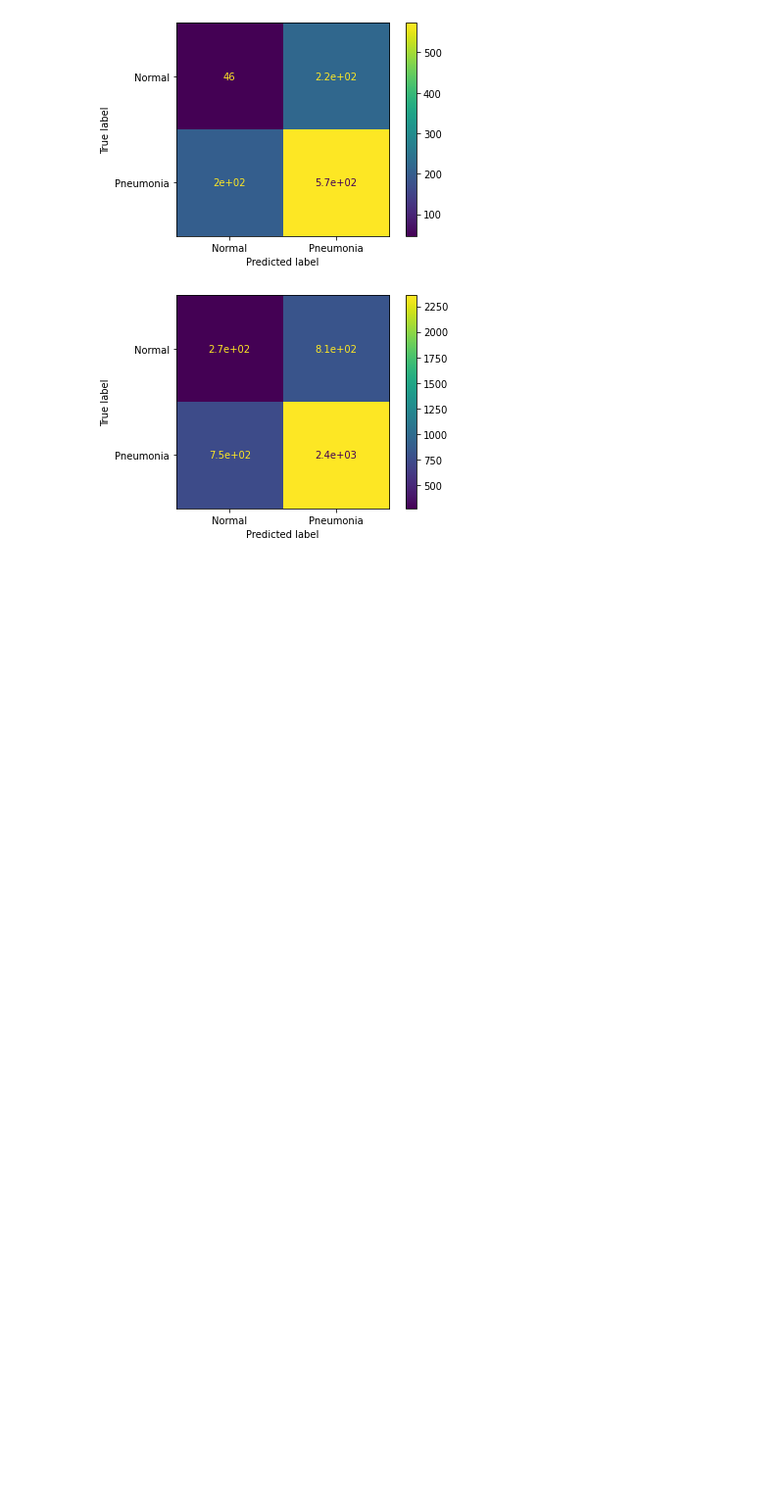
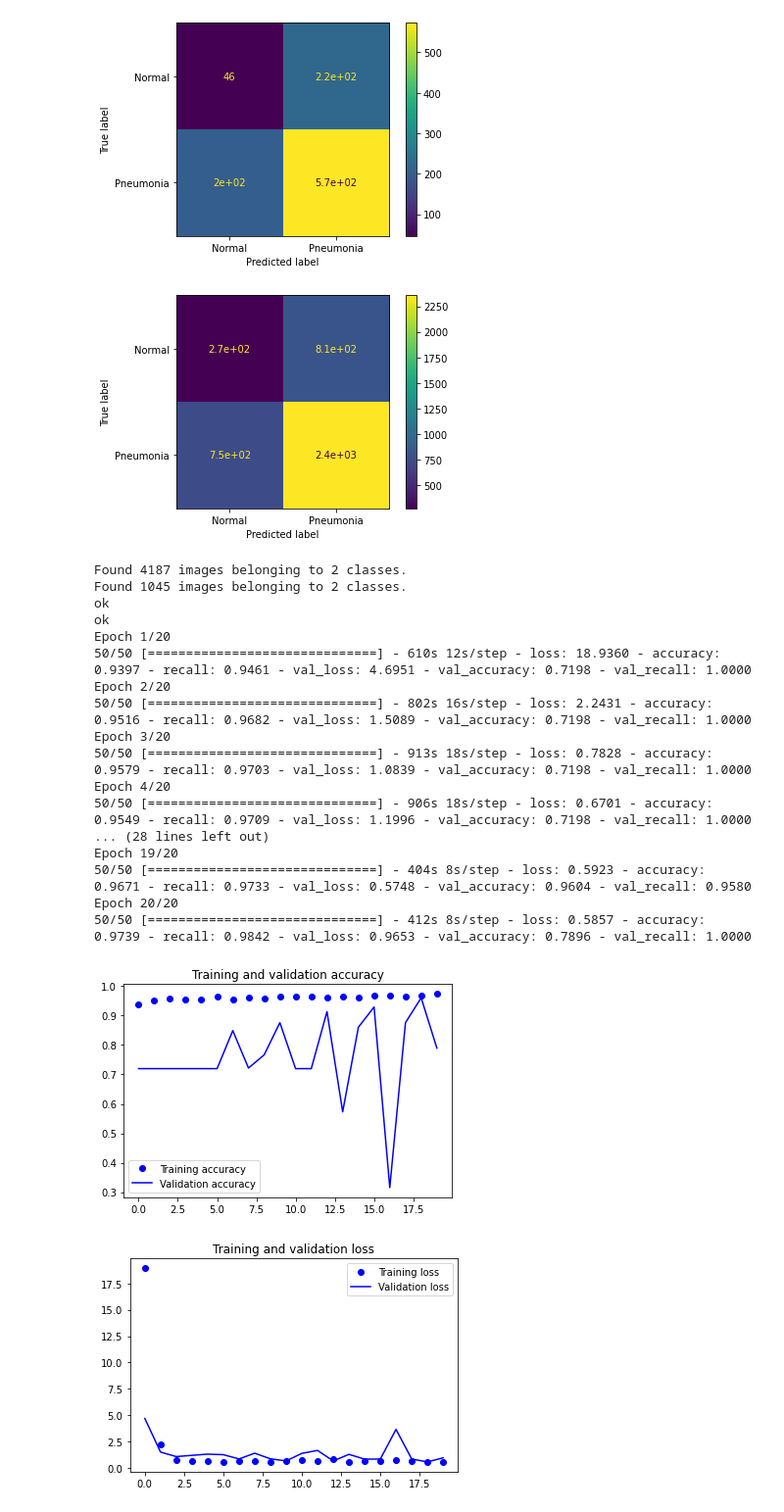
Before and after one commit to ericdnbn/image_classifier_pneumonia, a Jupyter notebook: Copy2_of_Eric–nn_classifier_colab_notebook.ipynb, the cells around one changed output. Shown at 98% size. Saved outputs shown, nothing was run; the diff lists cells and outputs as text; code cells hidden in the pictures; blank space fills up the shorter version.

```diff
--- a/Copy2_of_Eric–nn_classifier_colab_notebook.ipynb
+++ b/Copy2_of_Eric–nn_classifier_colab_notebook.ipynb
@@ -26,7 +27,7 @@ from tensorflow.keras.optimizers import SGD
 # %%
-train_dir = '/content/drive/MyDrive/Colab Notebooks/chest_xray/train'
-val_dir = '/content/drive/MyDrive/Colab Notebooks/chest_xray/val'
-test_dir = '/content/drive/MyDrive/Colab Notebooks/chest_xray/test/'
+train_dir = 'chest_xray/train'
+val_dir = 'chest_xray/val'
+test_dir = 'chest_xray/test/'
 # %%
 !find . -name ".DS_Store" -delete
 # %%
@@ -271,8 +270,7 @@ def get_class_weights():
                     train_generator.classes)
 
 # Convert to dict for .fit(class_weight= ) param
-    nn_class_weights = {0:class_weights[0],
-                        1:class_weights[1]}
+    nn_class_weights = {0:class_weights[0], 1:class_weights[1]}
 
     return nn_class_weights
 # %%
@@ -727,27 +725,34 @@ def cnn_preprocessing(train_directory=train_dir,
                 'color_mode':color,
                 'batch_size':batch_size}
 
-    train_datagen = ImageDataGenerator(rescale=1./255, validation_split=0.2)
-
-    train_generator = train_datagen.flow_from_directory(train_dir, **arg_dict, subset='training', class_mode='binary', )
-
-    val_generator = train_datagen.flow_from_directory(train_dir, **arg_dict, subset='validation', class_mode='binary', shuffle=False)
-
-
-
-
-    return train_generator, val_generator
 
 
 
 
     if process_test:
 
+        train_datagen = ImageDataGenerator(rescale=1./255, validation_split=0.2)
 
-        train_generator = ImageDataGenerator(rescale=1./255).flow_from_directory(train_dir, **arg_dict, subset='training', class_mode='binary')
+        train_generator = train_datagen.flow_from_directory(train_dir, **arg_dict, subset='training', class_mode='binary')
 
-        test_generator = ImageDataGenerator(rescale=1./255, shuffle=True).flow_from_directory(test_dir, **arg_dict, subset='test', class_mode='binary', shuffle=False)
+        val_generator = train_datagen.flow_from_directory(train_dir, **arg_dict, subset='validation', class_mode='binary', shuffle=False)
+
+        test_generator = ImageDataGenerator(rescale=1./255).flow_from_directory(test_dir, **arg_dict, class_mode='binary', shuffle=False)
 
 
-        return test_generator
+        return train_generator, val_generator, test_generator
+
+
+    else:
+
+        train_datagen = ImageDataGenerator(rescale=1./255, validation_split=0.2)
+
+        train_generator = train_datagen.flow_from_directory(train_dir, **arg_dict, subset='training', class_mode='binary', )
+
+        val_generator = train_datagen.flow_from_directory(train_dir, **arg_dict, subset='validation', class_mode='binary', shuffle=False)
+
+
+
+
+        return train_generator, val_generator
 # %%
@@ -1150,4 +1200,24 @@ Validation Evaluation:
 [figure]
 [figure]
 # %%
-cnn_model(cnn_list=[64,128,128], dense_list=[512,256,32], l2_rate=0.05, optimizer='adam', conv_normal=True, steps_per_epoch=50, batch_size=80, validation_steps=12)
+cnn_model(cnn_list=[64,128,128], dense_list=[512,256,32], l2_rate=0.05, optimizer='adam', conv_normal=True, normal=True, steps_per_epoch=50, batch_size=80, validation_steps=12)
+# %% [output]
+Found 4187 images belonging to 2 classes.
+Found 1045 images belonging to 2 classes.
+ok
+ok
+Epoch 1/20
+50/50 [==============================] - 610s 12s/step - loss: 18.9360 - accuracy: 0.9397 - recall: 0.9461 - val_loss: 4.6951 - val_accuracy: 0.7198 - val_recall: 1.0000
+Epoch 2/20
+50/50 [==============================] - 802s 16s/step - loss: 2.2431 - accuracy: 0.9516 - recall: 0.9682 - val_loss: 1.5089 - val_accuracy: 0.7198 - val_recall: 1.0000
+Epoch 3/20
+50/50 [==============================] - 913s 18s/step - loss: 0.7828 - accuracy: 0.9579 - recall: 0.9703 - val_loss: 1.0839 - val_accuracy: 0.7198 - val_recall: 1.0000
+Epoch 4/20
+50/50 [==============================] - 906s 18s/step - loss: 0.6701 - accuracy: 0.9549 - recall: 0.9709 - val_loss: 1.1996 - val_accuracy: 0.7198 - val_recall: 1.0000
+... (28 lines left out)
+Epoch 19/20
+50/50 [==============================] - 404s 8s/step - loss: 0.5923 - accuracy: 0.9671 - recall: 0.9733 - val_loss: 0.5748 - val_accuracy: 0.9604 - val_recall: 0.9580
+Epoch 20/20
+50/50 [==============================] - 412s 8s/step - loss: 0.5857 - accuracy: 0.9739 - recall: 0.9842 - val_loss: 0.9653 - val_accuracy: 0.7896 - val_recall: 1.0000
+[figure, added]
+[figure, added]
```
Also changed, not shown: parts of 14 cells of this notebook, 1 other file.
